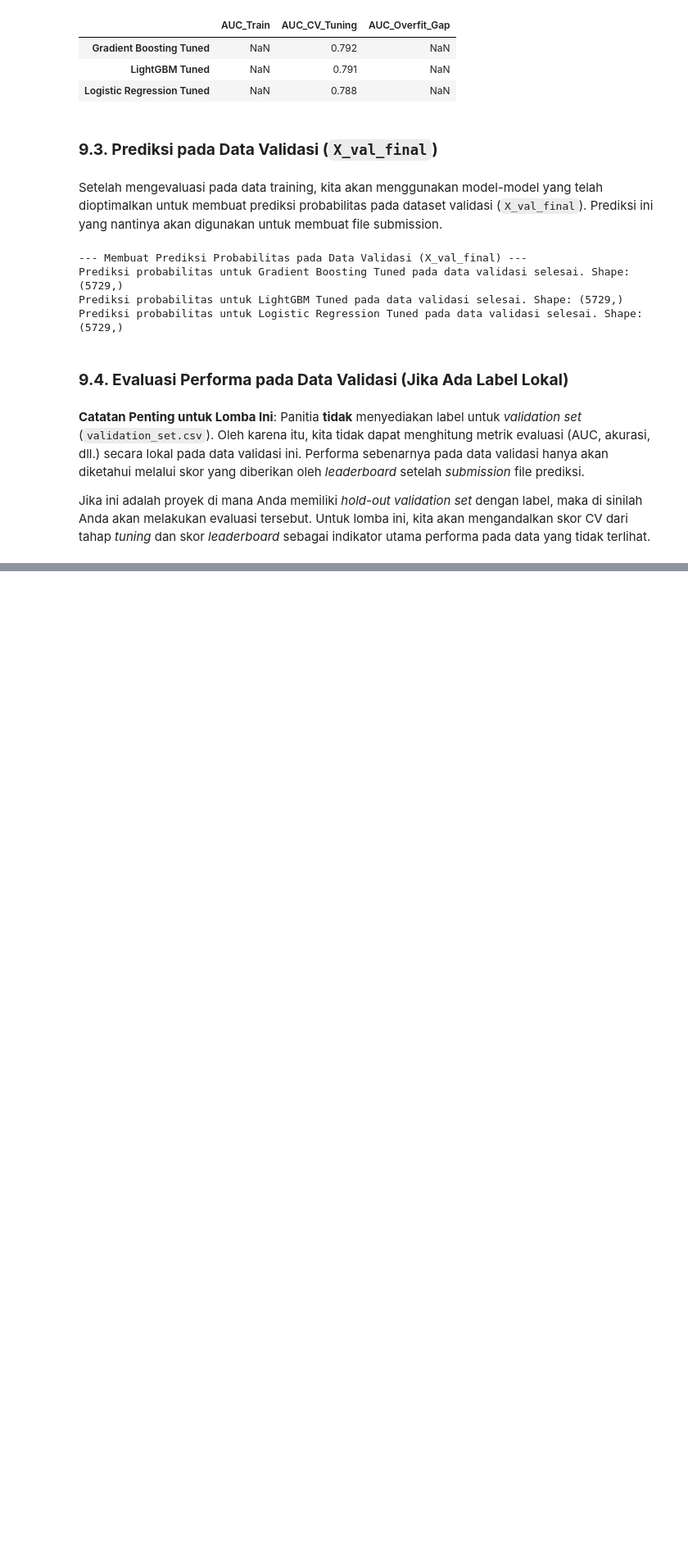
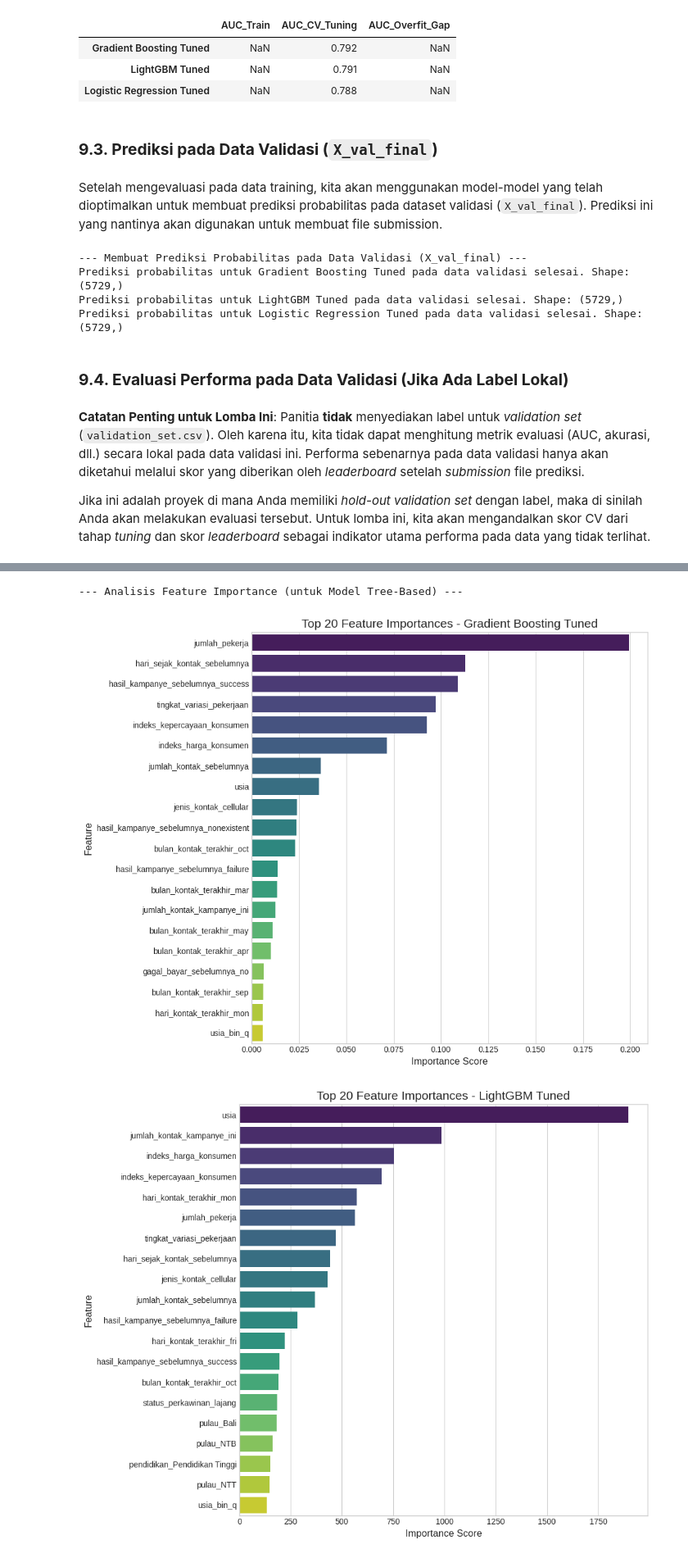
Before and after one commit to LatiefDataVisionary/data-quest-challenge-dsi-2025, a Jupyter notebook: notebooks/DCM_DMU_2025_Notebook_Cubit_Aku_Dong.ipynb, the cells around one changed output, grey strips where cells are left out. Shown at 82% size. Cells and saved outputs as stored; diff of their text form; code cells hidden in the pictures; blank space fills up the shorter version.

```diff
--- a/notebooks/DCM_DMU_2025_Notebook_Cubit_Aku_Dong.ipynb
+++ b/notebooks/DCM_DMU_2025_Notebook_Cubit_Aku_Dong.ipynb
@@ -2824,0 +2837,54 @@ Jika ini adalah proyek di mana Anda memiliki *hold-out validation set* dengan la
+# %%
+if 'best_estimators' in globals() and best_estimators and not X_train_final.empty:
+    print("\n--- Analisis Feature Importance (untuk Model Tree-Based) ---")
+
+    num_features_to_display = 20 # Jumlah fitur terpenting yang ingin ditampilkan
+
+    for model_name, model_instance in best_estimators.items():
+        if hasattr(model_instance, 'feature_importances_'):
+            try:
+                importances = model_instance.feature_importances_
+                feature_names = X_train_final.columns # Asumsi urutan fitur sama
+
+                feature_importance_df = pd.DataFrame({
+                    'Feature': feature_names,
+                    'Importance': importances
+                }).sort_values(by='Importance', ascending=False).head(num_features_to_display)
+
+                plt.figure(figsize=(10, 8))
+                sns.barplot(x='Importance', y='Feature', data=feature_importance_df, palette='viridis')
+                plt.title(f'Top {num_features_to_display} Feature Importances - {model_name}', fontsize=15)
+                plt.xlabel('Importance Score', fontsize=12)
+                plt.ylabel('Feature', fontsize=12)
+                plt.tight_layout()
+                plt.show()
+            except Exception as e:
+                print(f"Error saat menampilkan feature importance untuk {model_name}: {e}")
+
+        elif hasattr(model_instance, 'coef_') and model_instance.coef_.ndim == 1: # Untuk model linear seperti Logistic Regression (1D coef)
+            try:
+                coefficients = model_instance.coef_[0] # Coef untuk kelas positif
+                feature_names = X_train_final.columns
+
+                coef_df = pd.DataFrame({
+                    'Feature': feature_names,
+                    'Coefficient': coefficients
+                }).sort_values(by='Coefficient', key=abs, ascending=False).head(num_features_to_display) # Sort by absolute value
+
+                plt.figure(figsize=(10,8))
+                sns.barplot(x='Coefficient', y='Feature', data=coef_df, palette='coolwarm' if 'coolwarm' in plt.colormaps() else 'viridis')
+                plt.title(f'Top {num_features_to_display} Feature Coefficients (Absolute) - {model_name}', fontsize=15)
+                plt.xlabel('Coefficient Value (Log-odds Ratio)', fontsize=12)
+                plt.ylabel('Feature', fontsize=12)
+                plt.tight_layout()
+                plt.show()
+            except Exception as e:
+                print(f"Error saat menampilkan coefficients untuk {model_name}: {e}")
+        else:
+            print(f"Model {model_name} tidak memiliki atribut 'feature_importances_' atau 'coef_' yang sesuai untuk interpretasi sederhana.")
+else:
+    print("Tidak ada model untuk diinterpretasi.")
+# %% [output]
+--- Analisis Feature Importance (untuk Model Tree-Based) ---
+[figure, added]
+[figure, added]
```
Also changed, not shown: parts of 9 cells of this notebook.
